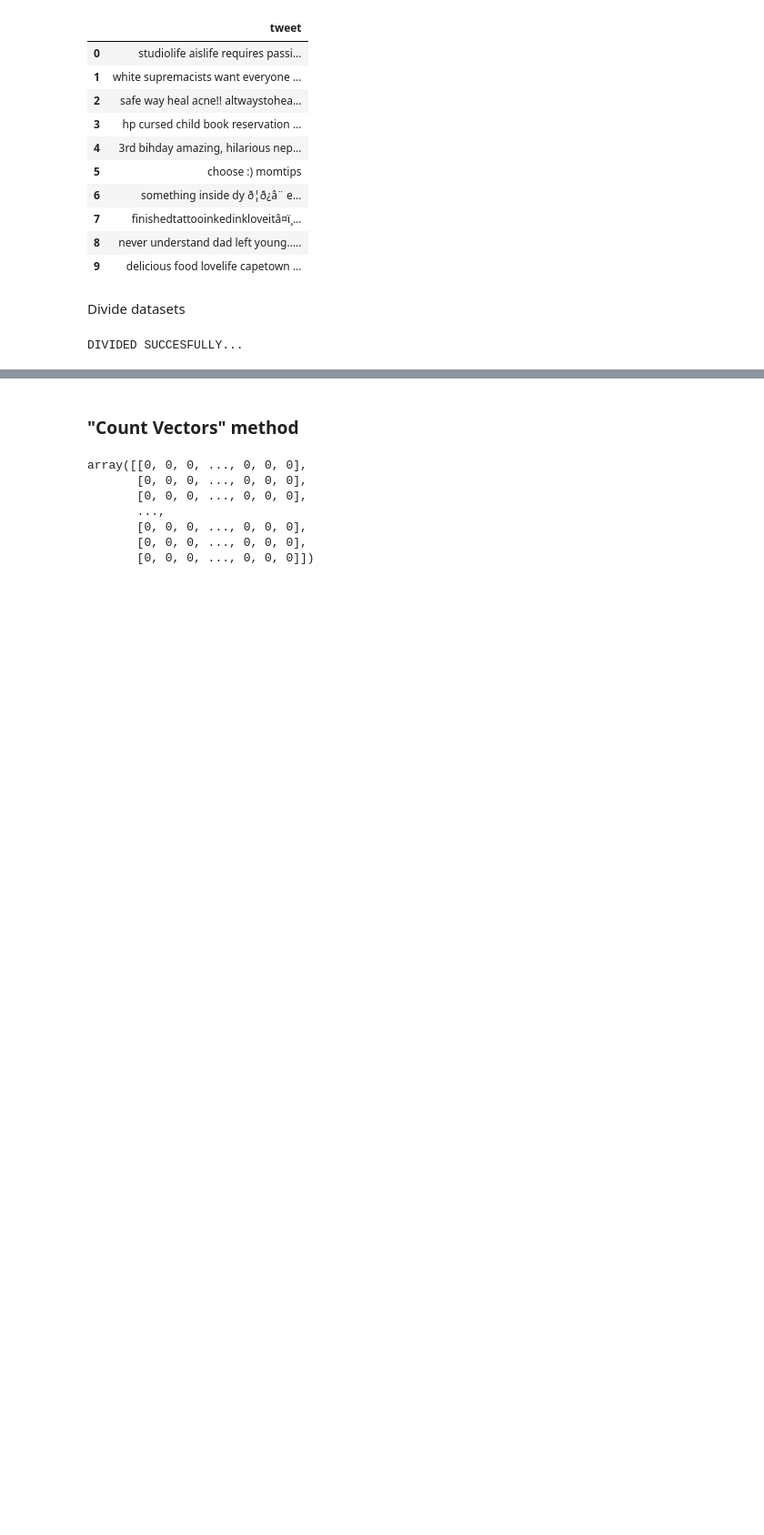
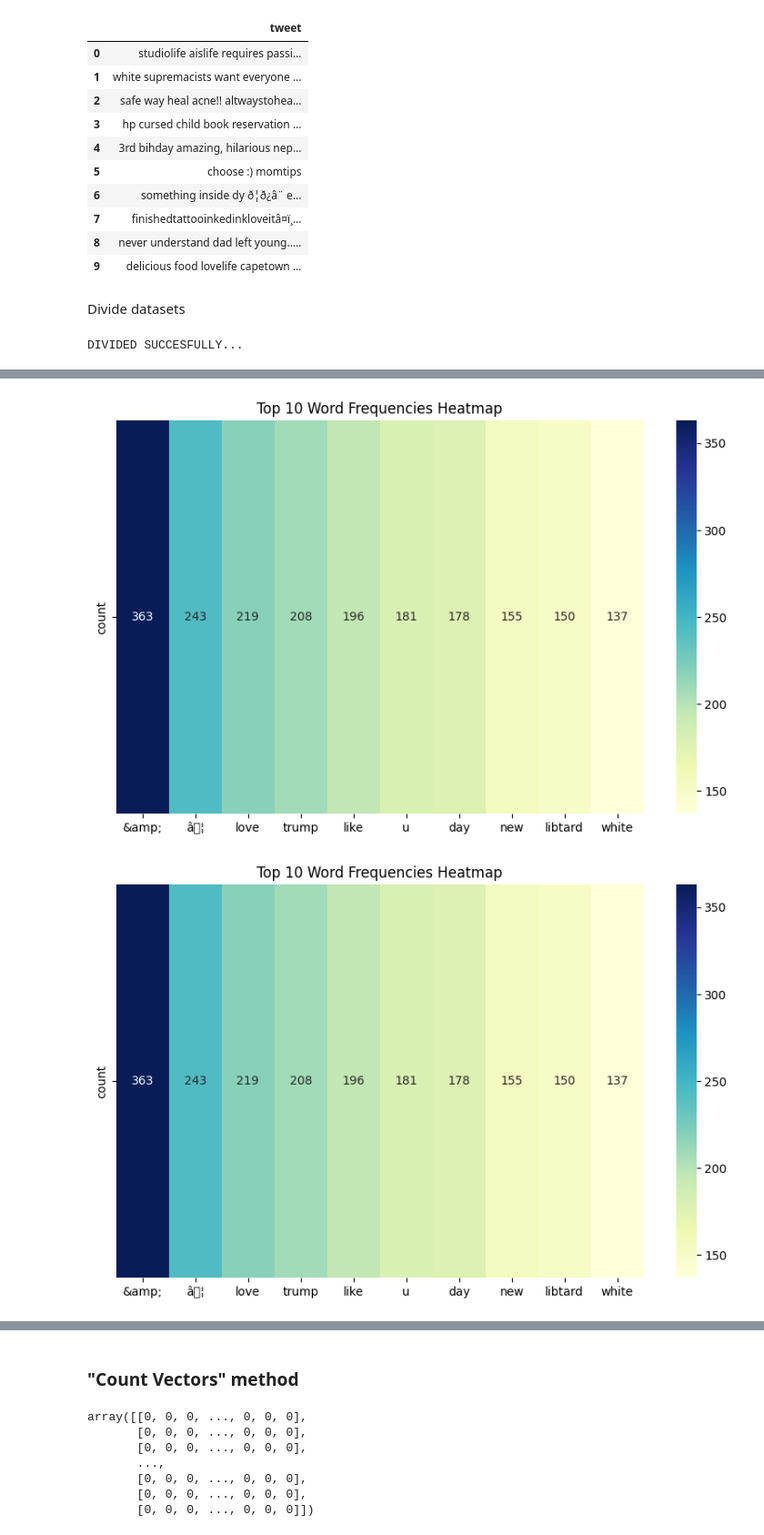
Before and after one commit to Kaizenet/TextMiningSA, a Jupyter notebook: code/Assignment_TextMiningSA.ipynb, the cells around one changed output, grey strips where cells are left out. Shown at 91% size. Drawn from its saved outputs; the diff is of its cells as text; code cells hidden in the pictures; blank space fills up the shorter version.

```diff
--- a/code/Assignment_TextMiningSA.ipynb
+++ b/code/Assignment_TextMiningSA.ipynb
@@ -364,0 +463,21 @@ train_x_copy, test_x_copy, train_y_copy, test_y_copy = train_x, test_x, train_y,
+# %%
+# prompt: Generate several Visualizations for the train_set Word Frequency Heatmaps
+
+import matplotlib.pyplot as plt
+import seaborn as sns
+
+def plot_word_frequency_heatmap(df, num_words=10):
+    # Calculate word frequencies
+    word_freq = pd.Series(' '.join(df['tweet']).split()).value_counts()[:num_words]
+
+    # Create a heatmap
+    plt.figure(figsize=(10, 6))
+    sns.heatmap(pd.DataFrame(word_freq).T, annot=True, cmap="YlGnBu", fmt='g')
+    plt.title(f'Top {num_words} Word Frequencies Heatmap')
+    plt.show()
+
+plot_word_frequency_heatmap(train_set)
+plot_word_frequency_heatmap(train_set, num_words=10) # Example with fewer words
+# %% [output]
+[figure, added]
+[figure, added]
```
Also changed, not shown: parts of 11 cells of this notebook.
